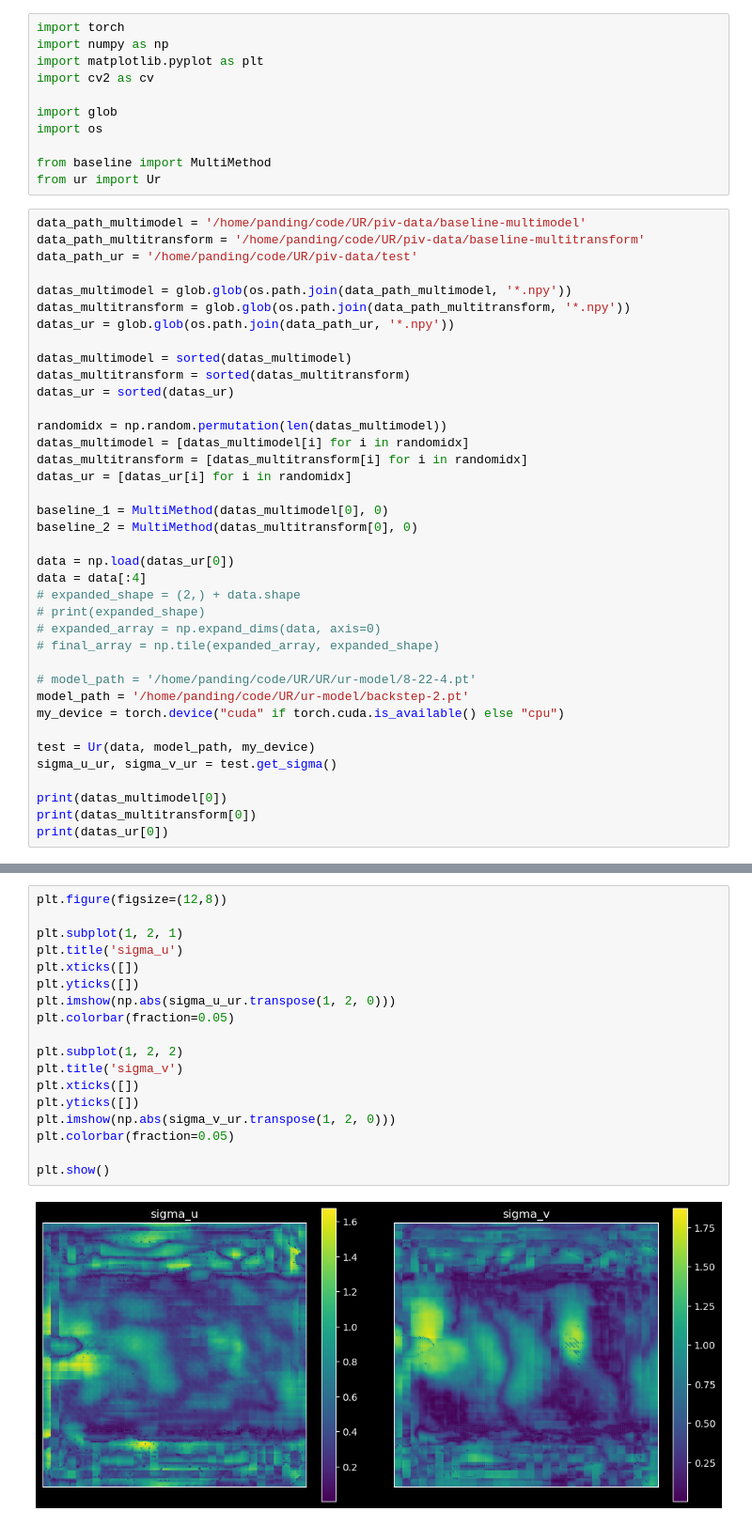
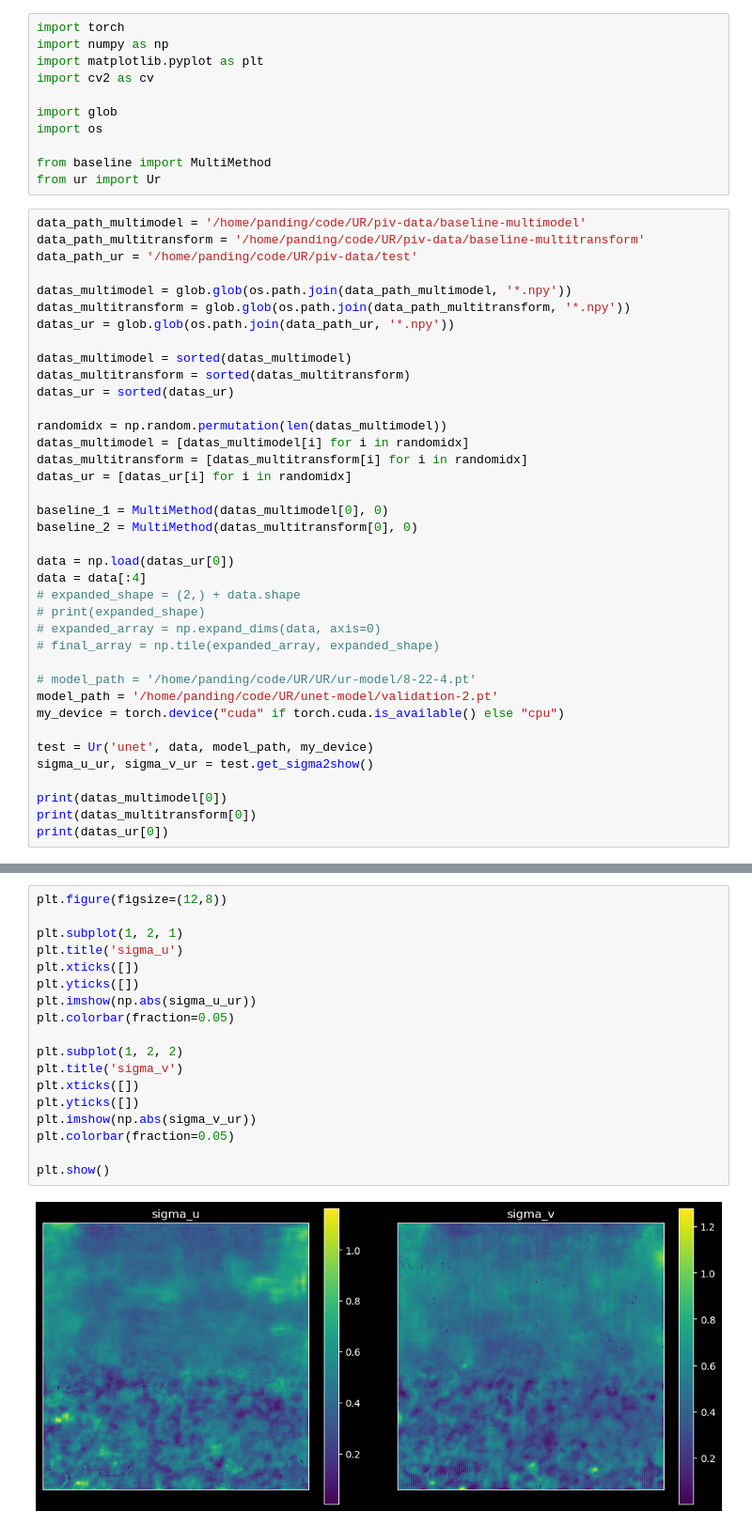
Before and after one commit to HardingPan/UR, a Jupyter notebook: ur-test.ipynb, the cells around one changed output, grey strips where cells are left out. Shown at 94% size. Drawn from its saved outputs; the diff is of its cells as text.

```diff
--- a/ur-test.ipynb
+++ b/ur-test.ipynb
@@ -38,11 +38,11 @@ data = data[:4]
 # final_array = np.tile(expanded_array, expanded_shape)
 
 # model_path = '/home/panding/code/UR/UR/ur-model/8-22-4.pt'
-model_path = '/home/panding/code/UR/ur-model/backstep-2.pt'
+model_path = '/home/panding/code/UR/unet-model/validation-2.pt'
 my_device = torch.device("cuda" if torch.cuda.is_available() else "cpu")
 
-test = Ur(data, model_path, my_device)
-sigma_u_ur, sigma_v_ur = test.get_sigma()
+test = Ur('unet', data, model_path, my_device)
+sigma_u_ur, sigma_v_ur = test.get_sigma2show()
 
 print(datas_multimodel[0])
 print(datas_multitransform[0])
@@ -55,23 +57,23 @@ completed!
 # %%
 plt.figure(figsize=(12,8))
 
 plt.subplot(1, 2, 1)
 plt.title('sigma_u')
 plt.xticks([])
 plt.yticks([])
-plt.imshow(np.abs(sigma_u_ur.transpose(1, 2, 0)))
+plt.imshow(np.abs(sigma_u_ur))
 plt.colorbar(fraction=0.05)
 
 plt.subplot(1, 2, 2)
 plt.title('sigma_v')
 plt.xticks([])
 plt.yticks([])
-plt.imshow(np.abs(sigma_v_ur.transpose(1, 2, 0)))
+plt.imshow(np.abs(sigma_v_ur))
 plt.colorbar(fraction=0.05)
 
 plt.show()
 # %% [output]
-[figure, old version]
+[figure, new version]
 # %%
 # baseline_1.show()
 sigma_u_multimodel, sigma_v_multimodel = baseline_1.std(show=1)
```
Also changed, not shown: parts of 4 cells of this notebook, 7 other files.
